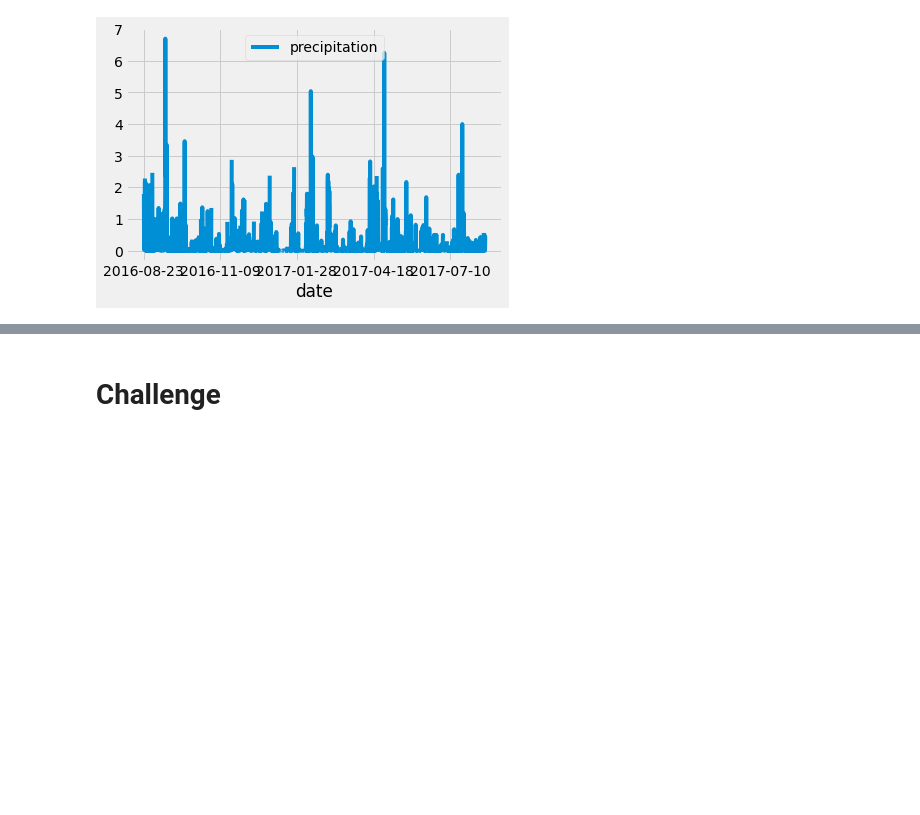
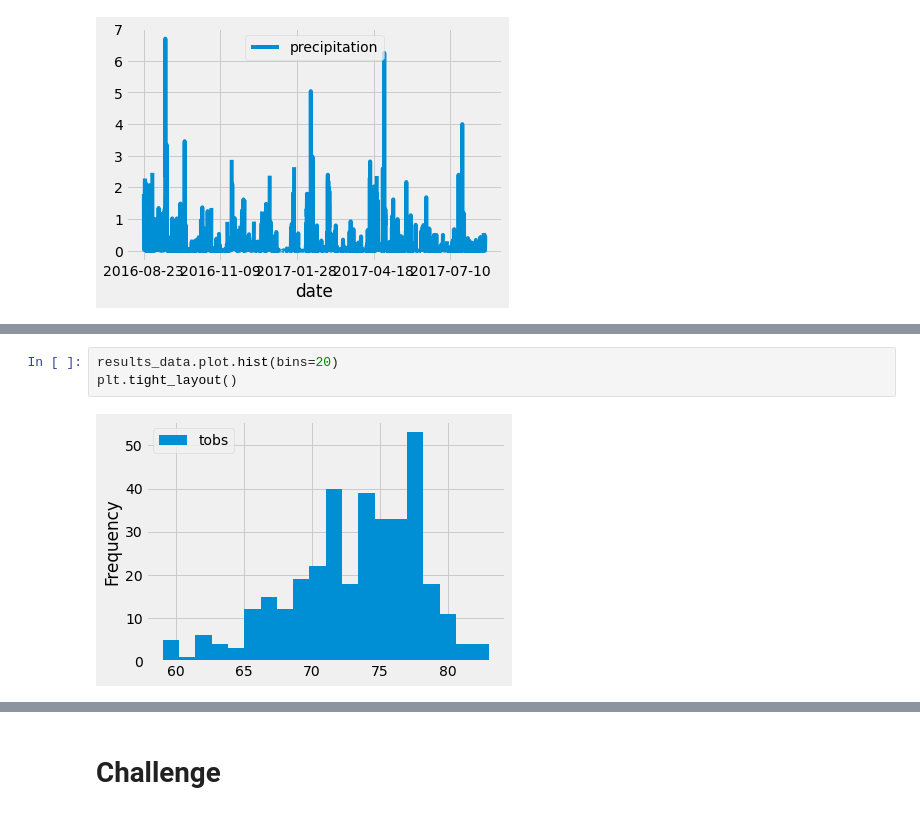
Before and after one commit to pswestmore72/surfs_up_UT_DATA, a Jupyter notebook: climate_analysis.ipynb, the cells around one changed output, grey strips where cells are left out. Saved outputs shown, nothing was run; the diff lists cells and outputs as text; blank space fills up the shorter version.

```diff
--- a/climate_analysis.ipynb
+++ b/climate_analysis.ipynb
@@ -79,3 +127,8 @@ precip_data
+# %%
+results_data.plot.hist(bins=20)
+plt.tight_layout()
+# %% [output]
+[figure, added]
 # %%
 # Write a function called `calc_temps` that will accept start date and end date in the format '%Y-%m-%d'
 # and return the minimum, average, and maximum temperatures for that range of dates
```
Also changed, not shown: parts of 8 cells of this notebook, 2 other files.
